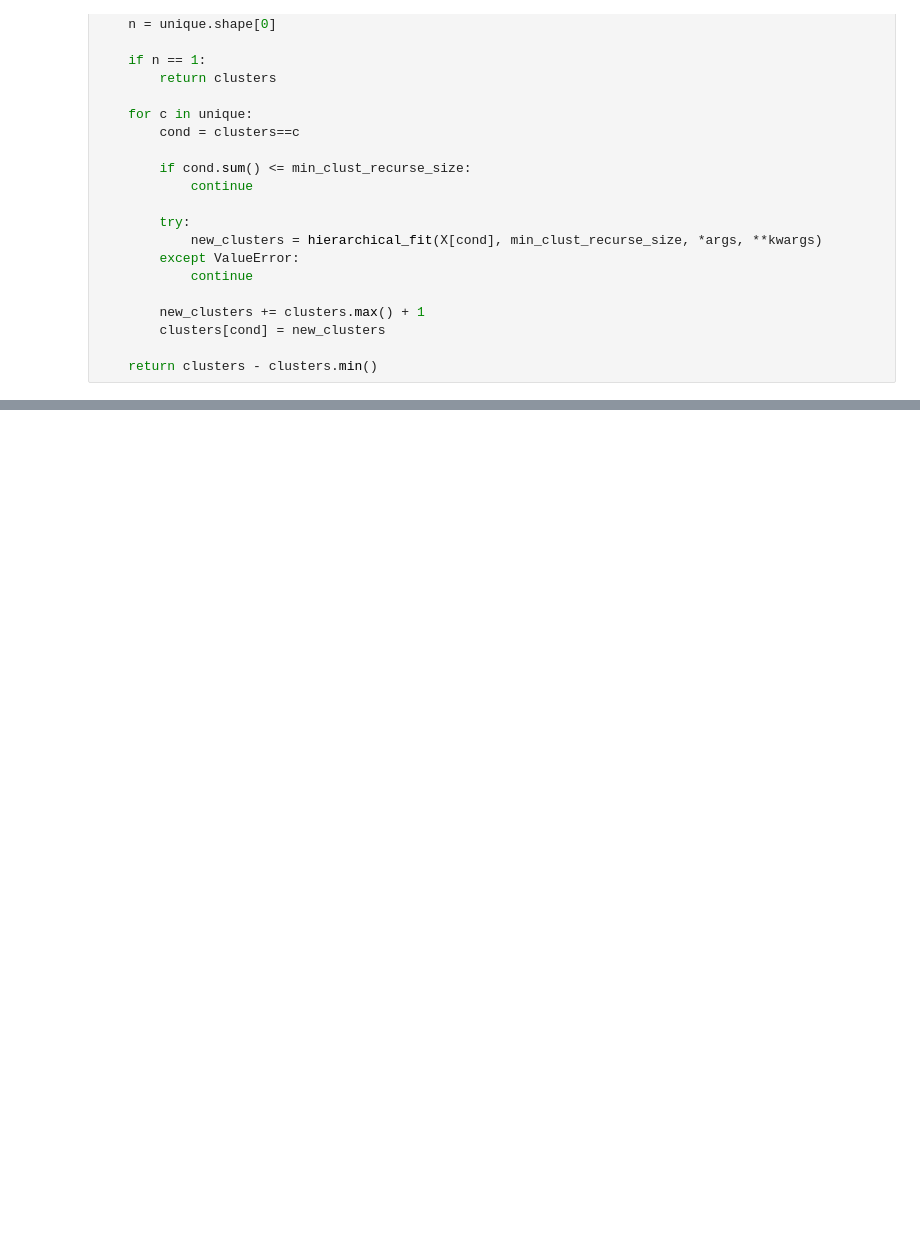
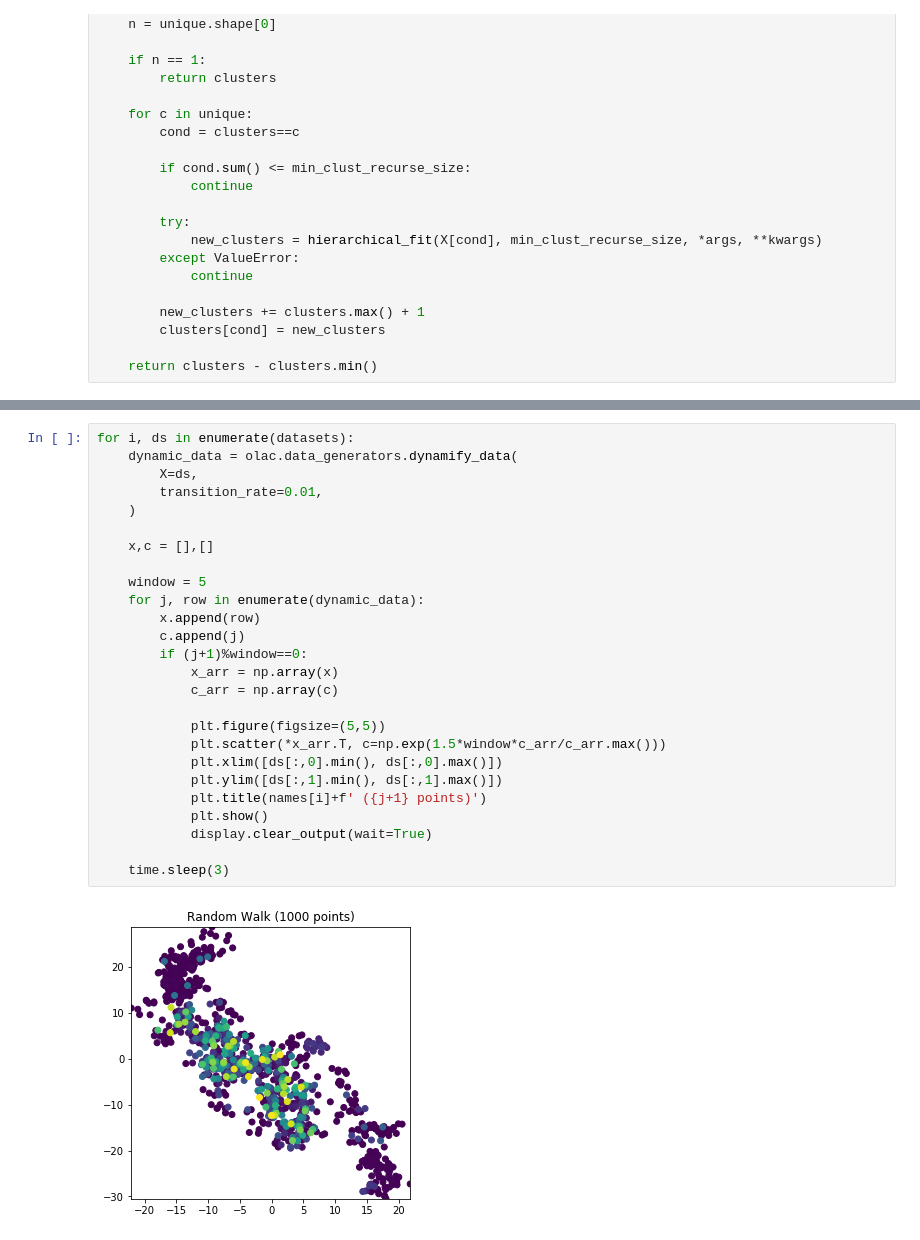
Before and after one commit to AndreasAlam/olac, a Jupyter notebook: notebooks/jdp-clustering-comparison.ipynb, the cells around one changed output, grey strips where cells are left out. Saved outputs shown, nothing was run; the diff lists cells and outputs as text; blank space fills up the shorter version.

```diff
--- a/notebooks/jdp-clustering-comparison.ipynb
+++ b/notebooks/jdp-clustering-comparison.ipynb
@@ -159,0 +166,28 @@ for i, ds in enumerate(datasets):
+# %%
+for i, ds in enumerate(datasets):
+    dynamic_data = olac.data_generators.dynamify_data(
+        X=ds,
+        transition_rate=0.01,
+    )
+
+    x,c = [],[]
+
+    window = 5
+    for j, row in enumerate(dynamic_data):
+        x.append(row)
+        c.append(j)
+        if (j+1)%window==0:
+            x_arr = np.array(x)
+            c_arr = np.array(c)
+
+            plt.figure(figsize=(5,5))
+            plt.scatter(*x_arr.T, c=np.exp(1.5*window*c_arr/c_arr.max()))
+            plt.xlim([ds[:,0].min(), ds[:,0].max()])
+            plt.ylim([ds[:,1].min(), ds[:,1].max()])
+            plt.title(names[i]+f' ({j+1} points)')
+            plt.show()
+            display.clear_output(wait=True)
+
+    time.sleep(3)
+# %% [output]
+[figure, added]
```
Also changed, not shown: parts of 7 cells of this notebook.
